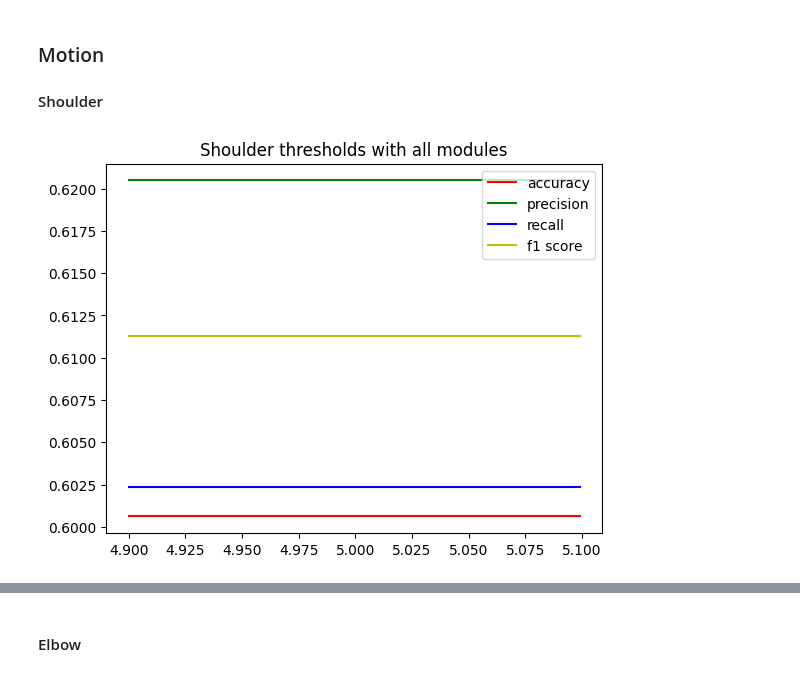
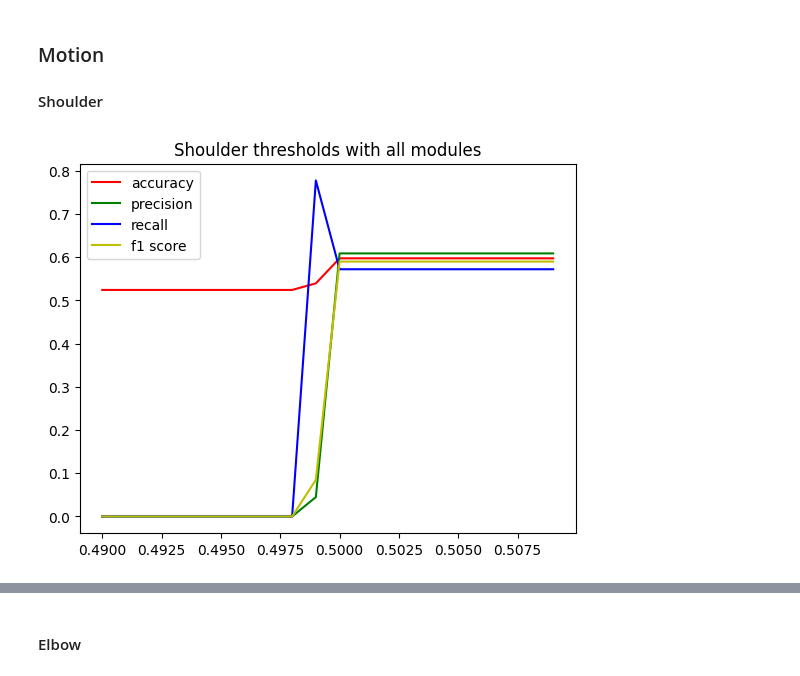
Before and after one commit to cgvillarroel/fslr-tutor, a Jupyter notebook: test.ipynb, the cells around one changed output, grey strips where cells are left out. Saved outputs shown, nothing was run; the diff lists cells and outputs as text; code cells hidden in the pictures.

Commit message:
change motion threshold iterator

```diff
--- a/test.ipynb
+++ b/test.ipynb
@@ -318,22 +318,22 @@ F1 Score : 0.5714285714285714
 # %%
 # graph different training thresholds
 utils.plot_thresholds(
     threshold_name="motion_shoulder",
     title="Shoulder thresholds with all modules",
-    iterator=range(4900, 5100),
+    iterator=range(490, 510),
     scale=1000,
     test_function=utils.test_with_face_binary,
     x_values=x_train_folds[7],
     y_values=y_train_folds[7],
     other_thresholds={
         "location": 0.975,
         "motion_elbow": 0.5,
         "motion_wrist": 0.5,
         "shape": 0.92,
         "face": 0.995,
     })
 # %% [output]
-[figure, old version]
+[figure, new version]
 # %%
 # test set threshold
 utils.test_thresholds_binary(
```
Also changed, not shown: parts of 27 cells of this notebook, 1 other file.
